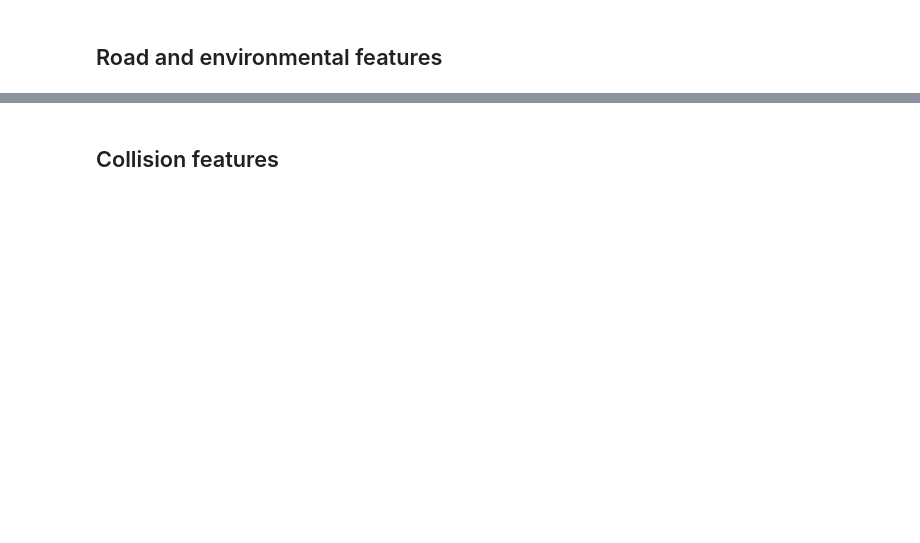
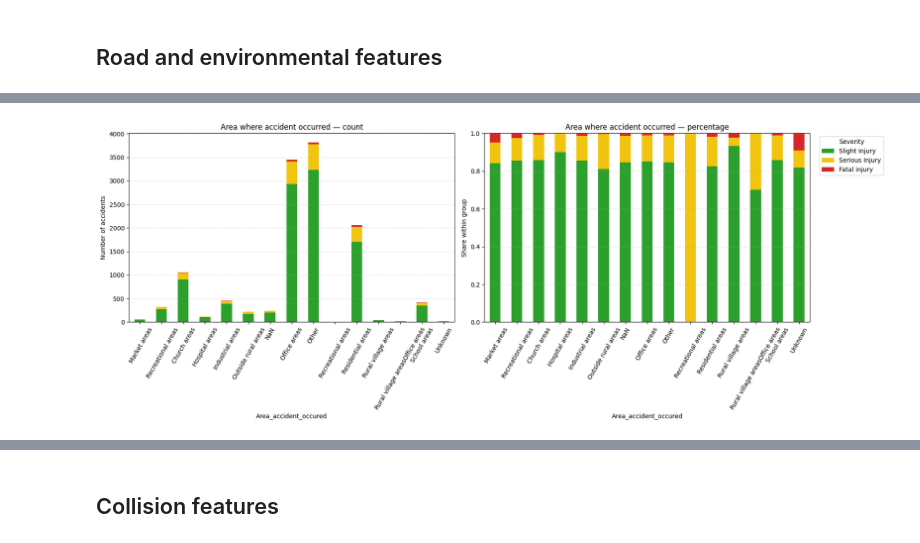
Before and after one commit to ThSonDev/crash-severity-tabnet-stacking, a Jupyter notebook: EDA_raw.ipynb, the cells around one changed output, grey strips where cells are left out. Saved outputs shown, nothing was run; the diff lists cells and outputs as text; code cells hidden in the pictures; blank space fills up the shorter version.

```diff
--- a/EDA_raw.ipynb
+++ b/EDA_raw.ipynb
@@ -176,8 +270,15 @@ plot_count_and_pct(df["Weather_conditions"], target, "Weather conditions", rotat
 # %%
 # Note leading whitespace: ' Church areas', ' Industrial areas' etc.
 # 'Rural village areasOffice areas' is a glued-together concatenation (20 rows).
-plot_count_and_pct(df["Area_accident_occured"].fillna("NaN"), target,
-                   "Area where accident occurred", rotation=45, figsize=(14, 5))
+plot_count_and_pct(
+    df["Area_accident_occured"].fillna("NaN"),
+    target,
+    "Area where accident occurred",
+    rotation=60,
+    figsize=(18, 7)
+)
+# %% [output]
+[figure, added]
 # %%
 plot_count_and_pct(df["Types_of_Junction"].fillna("NaN"), target,
                    "Junction type", rotation=20)
```
Also changed, not shown: parts of 22 cells of this notebook, 1 other file.
